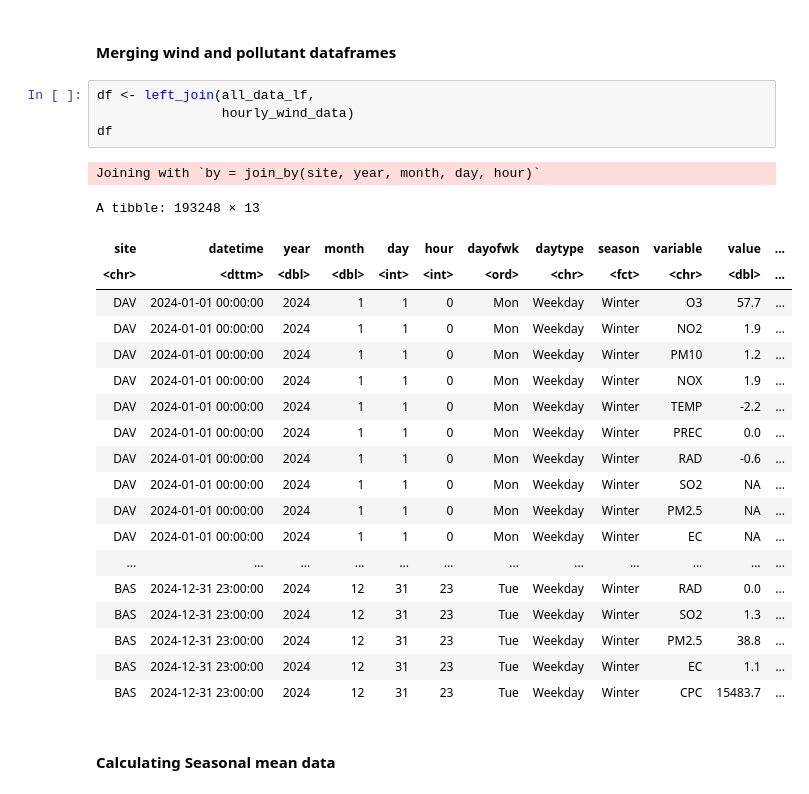
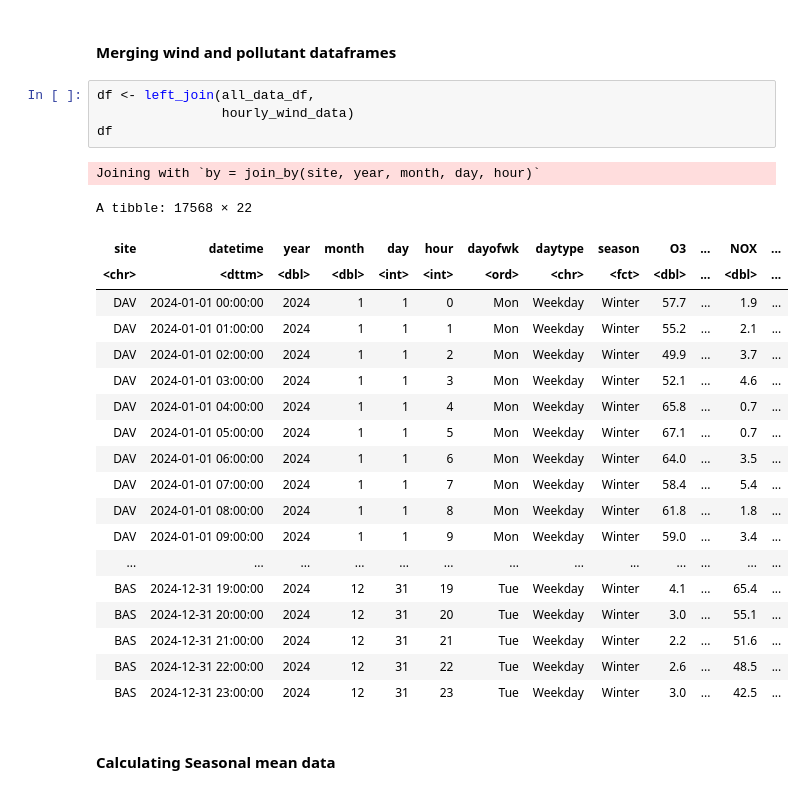
Before and after one commit to matheogodenzi/Air_pollution, a Jupyter notebook: Seasonal_Averages.ipynb, the cells around one changed output. Saved outputs shown, nothing was run; the diff lists cells and outputs as text.

```diff
--- a/Seasonal_Averages.ipynb
+++ b/Seasonal_Averages.ipynb
@@ -692,30 +692,30 @@ A tibble: 17570 × 7
 # %% [markdown]
 #### Merging wind and pollutant dataframes
 # %%
-df <- left_join(all_data_lf,
+df <- left_join(all_data_df,
                 hourly_wind_data)
 df
 # %% [output]
 Joining with `by = join_by(site, year, month, day, hour)`
-A tibble: 193248 × 13
+A tibble: 17568 × 22
-| site | datetime | year | month | day | hour | dayofwk | daytype | season | variable | value | ... |
-| <chr> | <dttm> | <dbl> | <dbl> | <int> | <int> | <ord> | <chr> | <fct> | <chr> | <dbl> | ... |
-| DAV | 2024-01-01 00:00:00 | 2024 | 1 | 1 | 0 | Mon | Weekday | Winter | O3 | 57.7 | ... |
-| DAV | 2024-01-01 00:00:00 | 2024 | 1 | 1 | 0 | Mon | Weekday | Winter | NO2 | 1.9 | ... |
-| DAV | 2024-01-01 00:00:00 | 2024 | 1 | 1 | 0 | Mon | Weekday | Winter | PM10 | 1.2 | ... |
-| DAV | 2024-01-01 00:00:00 | 2024 | 1 | 1 | 0 | Mon | Weekday | Winter | NOX | 1.9 | ... |
-| DAV | 2024-01-01 00:00:00 | 2024 | 1 | 1 | 0 | Mon | Weekday | Winter | TEMP | -2.2 | ... |
-| DAV | 2024-01-01 00:00:00 | 2024 | 1 | 1 | 0 | Mon | Weekday | Winter | PREC | 0.0 | ... |
-| DAV | 2024-01-01 00:00:00 | 2024 | 1 | 1 | 0 | Mon | Weekday | Winter | RAD | -0.6 | ... |
-| DAV | 2024-01-01 00:00:00 | 2024 | 1 | 1 | 0 | Mon | Weekday | Winter | SO2 | NA | ... |
-| DAV | 2024-01-01 00:00:00 | 2024 | 1 | 1 | 0 | Mon | Weekday | Winter | PM2.5 | NA | ... |
-| DAV | 2024-01-01 00:00:00 | 2024 | 1 | 1 | 0 | Mon | Weekday | Winter | EC | NA | ... |
-| ... | ... | ... | ... | ... | ... | ... | ... | ... | ... | ... | ... |
-| BAS | 2024-12-31 23:00:00 | 2024 | 12 | 31 | 23 | Tue | Weekday | Winter | RAD | 0.0 | ... |
-| BAS | 2024-12-31 23:00:00 | 2024 | 12 | 31 | 23 | Tue | Weekday | Winter | SO2 | 1.3 | ... |
-| BAS | 2024-12-31 23:00:00 | 2024 | 12 | 31 | 23 | Tue | Weekday | Winter | PM2.5 | 38.8 | ... |
-| BAS | 2024-12-31 23:00:00 | 2024 | 12 | 31 | 23 | Tue | Weekday | Winter | EC | 1.1 | ... |
-| BAS | 2024-12-31 23:00:00 | 2024 | 12 | 31 | 23 | Tue | Weekday | Winter | CPC | 15483.7 | ... |
+| site | datetime | year | month | day | hour | dayofwk | daytype | season | O3 | ... | NOX | ... |
+| <chr> | <dttm> | <dbl> | <dbl> | <int> | <int> | <ord> | <chr> | <fct> | <dbl> | ... | <dbl> | ... |
+| DAV | 2024-01-01 00:00:00 | 2024 | 1 | 1 | 0 | Mon | Weekday | Winter | 57.7 | ... | 1.9 | ... |
+| DAV | 2024-01-01 01:00:00 | 2024 | 1 | 1 | 1 | Mon | Weekday | Winter | 55.2 | ... | 2.1 | ... |
+| DAV | 2024-01-01 02:00:00 | 2024 | 1 | 1 | 2 | Mon | Weekday | Winter | 49.9 | ... | 3.7 | ... |
+| DAV | 2024-01-01 03:00:00 | 2024 | 1 | 1 | 3 | Mon | Weekday | Winter | 52.1 | ... | 4.6 | ... |
+| DAV | 2024-01-01 04:00:00 | 2024 | 1 | 1 | 4 | Mon | Weekday | Winter | 65.8 | ... | 0.7 | ... |
+| DAV | 2024-01-01 05:00:00 | 2024 | 1 | 1 | 5 | Mon | Weekday | Winter | 67.1 | ... | 0.7 | ... |
+| DAV | 2024-01-01 06:00:00 | 2024 | 1 | 1 | 6 | Mon | Weekday | Winter | 64.0 | ... | 3.5 | ... |
+| DAV | 2024-01-01 07:00:00 | 2024 | 1 | 1 | 7 | Mon | Weekday | Winter | 58.4 | ... | 5.4 | ... |
+| DAV | 2024-01-01 08:00:00 | 2024 | 1 | 1 | 8 | Mon | Weekday | Winter | 61.8 | ... | 1.8 | ... |
+| DAV | 2024-01-01 09:00:00 | 2024 | 1 | 1 | 9 | Mon | Weekday | Winter | 59.0 | ... | 3.4 | ... |
+| ... | ... | ... | ... | ... | ... | ... | ... | ... | ... | ... | ... | ... |
+| BAS | 2024-12-31 19:00:00 | 2024 | 12 | 31 | 19 | Tue | Weekday | Winter | 4.1 | ... | 65.4 | ... |
+| BAS | 2024-12-31 20:00:00 | 2024 | 12 | 31 | 20 | Tue | Weekday | Winter | 3.0 | ... | 55.1 | ... |
+| BAS | 2024-12-31 21:00:00 | 2024 | 12 | 31 | 21 | Tue | Weekday | Winter | 2.2 | ... | 51.6 | ... |
+| BAS | 2024-12-31 22:00:00 | 2024 | 12 | 31 | 22 | Tue | Weekday | Winter | 2.6 | ... | 48.5 | ... |
+| BAS | 2024-12-31 23:00:00 | 2024 | 12 | 31 | 23 | Tue | Weekday | Winter | 3.0 | ... | 42.5 | ... |
 # %% [markdown]
 #### Calculating Seasonal mean data
 # %%
```
Also changed, not shown: parts of 31 cells of this notebook, 7 other files.
